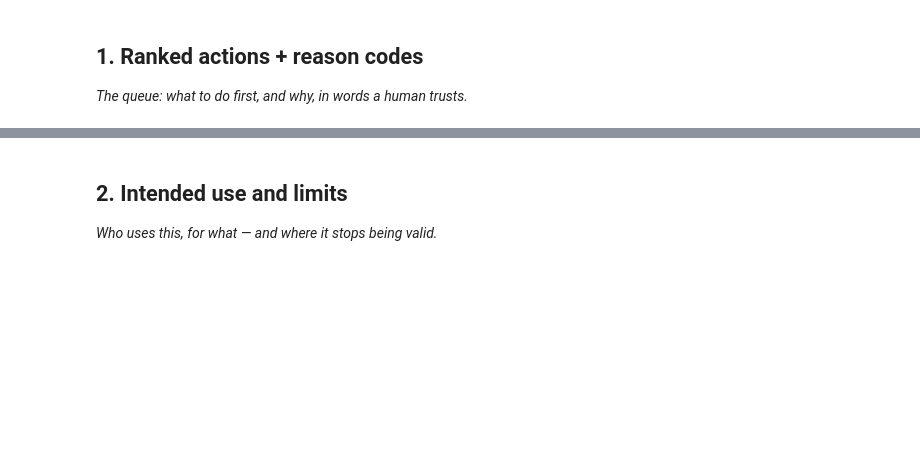
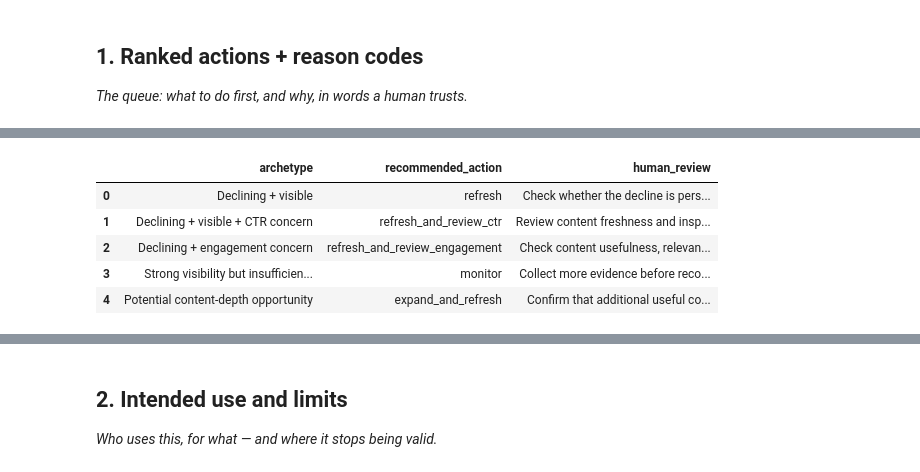
Before and after one commit to Dev-hashh/flyrank-ml-internship-starter, a Jupyter notebook: work/notebooks/w07_action_playbook.ipynb, the cells around one changed output, grey strips where cells are left out. Drawn from its saved outputs; the diff is of its cells as text; code cells hidden in the pictures; blank space fills up the shorter version.

```diff
--- a/work/notebooks/w07_action_playbook.ipynb
+++ b/work/notebooks/w07_action_playbook.ipynb
@@ -89,0 +333,41 @@ Warning: Total number of columns (28) exceeds max_columns (20) limiting to first
+# %%
+# ============================================================
+# Archetype → Action Mapping
+# ============================================================
+
+archetype_action_mapping = pd.DataFrame([
+    {
+        "archetype": "Declining + visible",
+        "recommended_action": "refresh",
+        "human_review": "Check whether the decline is persistent and whether the content is outdated."
+    },
+    {
+        "archetype": "Declining + visible + CTR concern",
+        "recommended_action": "refresh_and_review_ctr",
+        "human_review": "Review content freshness and inspect title/snippet alignment with search intent."
+    },
+    {
+        "archetype": "Declining + engagement concern",
+        "recommended_action": "refresh_and_review_engagement",
+        "human_review": "Check content usefulness, relevance, completeness, and engagement signals."
+    },
+    {
+        "archetype": "Strong visibility but insufficient evidence",
+        "recommended_action": "monitor",
+        "human_review": "Collect more evidence before recommending a substantive content change."
+    },
+    {
+        "archetype": "Potential content-depth opportunity",
+        "recommended_action": "expand_and_refresh",
+        "human_review": "Confirm that additional useful coverage is actually missing; do not add filler."
+    }
+])
+
+display(archetype_action_mapping)
+# %% [output]
+|  | archetype | recommended_action | human_review |
+| 0 | Declining + visible | refresh | Check whether the decline is pers... |
+| 1 | Declining + visible + CTR concern | refresh_and_review_ctr | Review content freshness and insp... |
+| 2 | Declining + engagement concern | refresh_and_review_engagement | Check content usefulness, relevan... |
+| 3 | Strong visibility but insufficien... | monitor | Collect more evidence before reco... |
+| 4 | Potential content-depth opportunity | expand_and_refresh | Confirm that additional useful co... |
```
Also changed, not shown: parts of 30 cells of this notebook.
